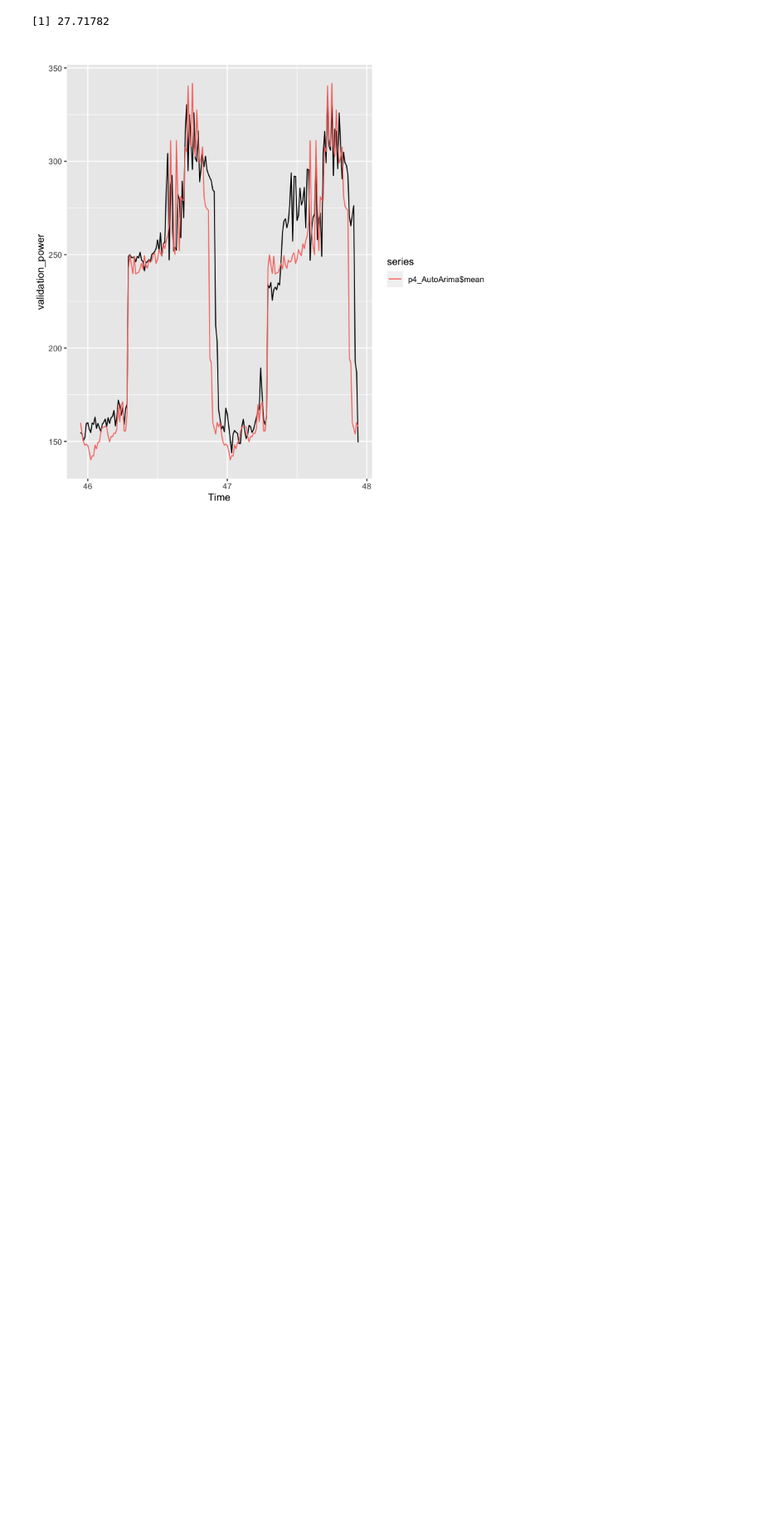
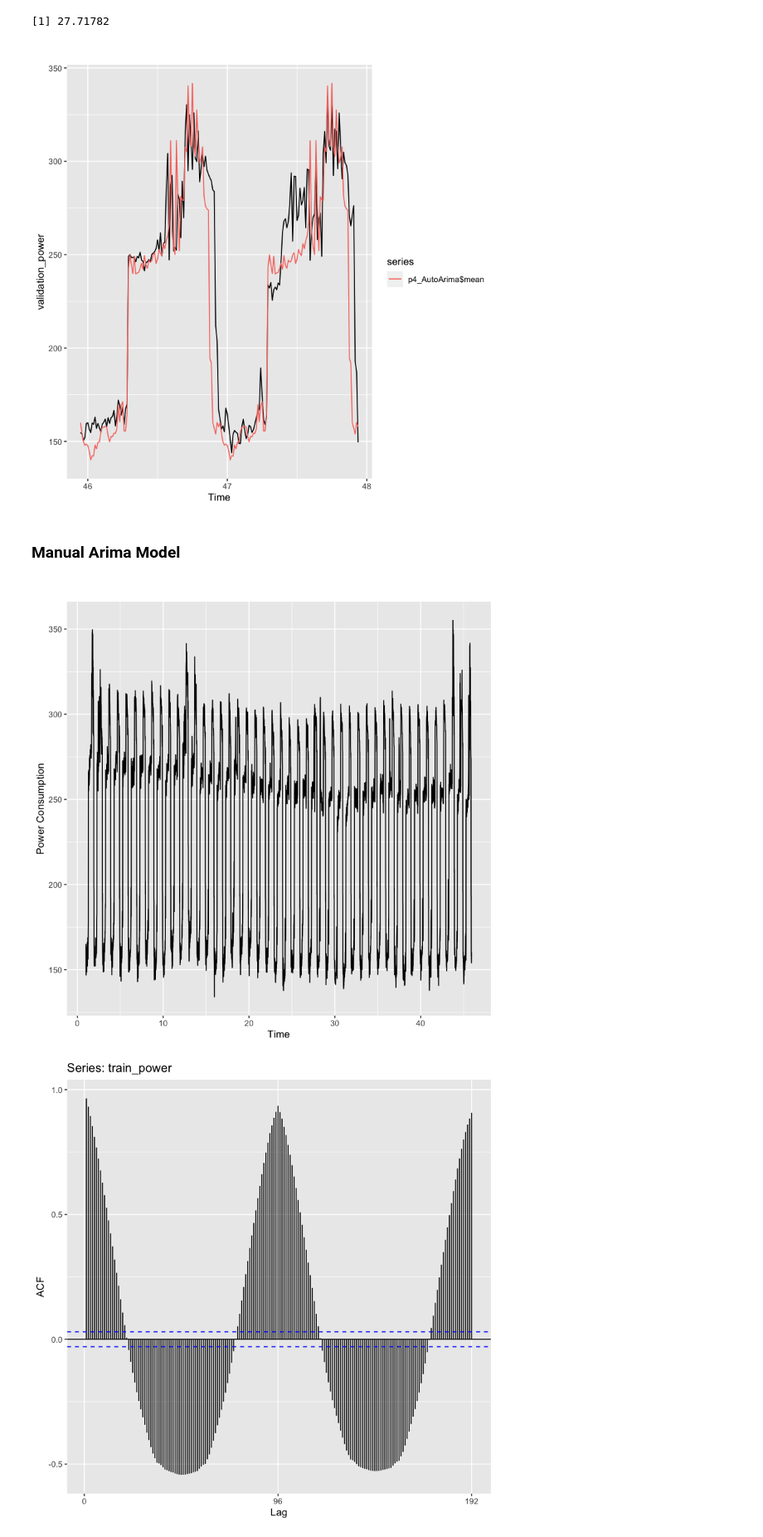
Before and after one commit to NiteshDabas/Time-Series, a Jupyter notebook: Electricity Consumption Forecasting WITHOUT covariates.ipynb, the cells around one changed output. Shown at 83% size. Drawn from its saved outputs; the diff is of its cells as text; code cells hidden in the pictures; blank space fills up the shorter version.

Commit message:
Time Series Forecasting WITHOUT Covariates

```diff
--- a/Electricity Consumption Forecasting WITHOUT covariates.ipynb
+++ b/Electricity Consumption Forecasting WITHOUT covariates.ipynb
@@ -202,3 +206,13 @@ err4_AutoArima
 # %% [output]
 [1] 27.71782
 [figure]
+# %% [markdown]
+### Manual Arima Model
+# %%
+autoplot(train_power) + xlab("Time") + ylab("Power Consumption")
+par(mfrow=c(2,1))
+ggAcf(train_power)
+ggPacf(train_power)
+# %% [output]
+[figure, added]
+[figure, added]
```
Also changed, not shown: parts of 20 cells of this notebook.
